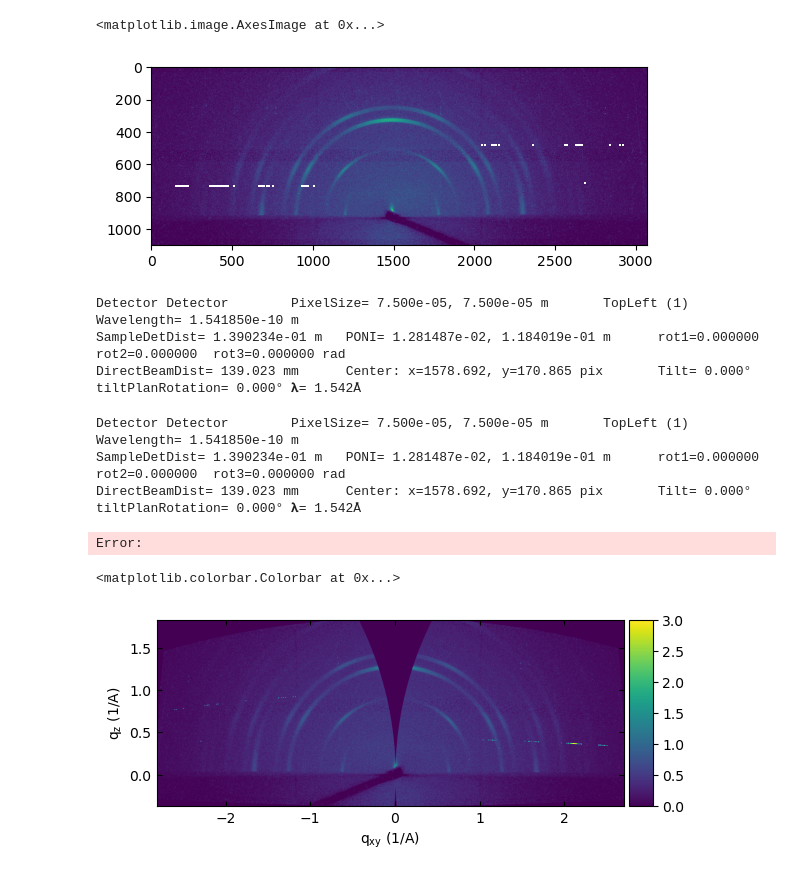
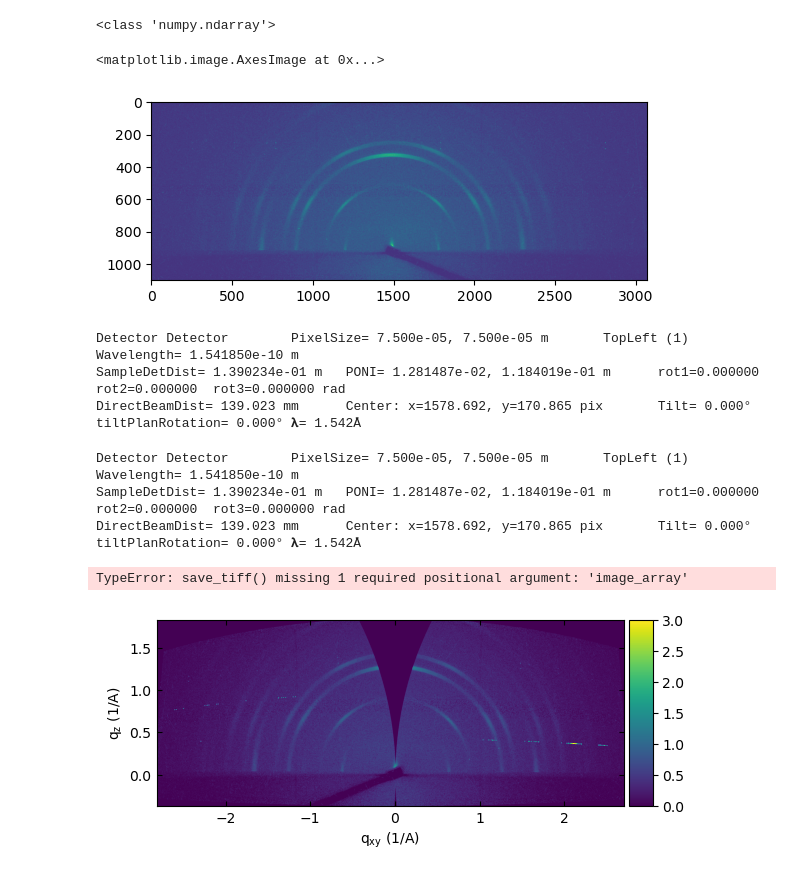
Before and after one commit to ttortorici/GIWAXS, a Jupyter notebook: transform.ipynb, the cells around one changed output. Saved outputs shown, nothing was run; the diff lists cells and outputs as text; code cells hidden in the pictures.

```diff
--- a/transform.ipynb
+++ b/transform.ipynb
@@ -25,22 +25,25 @@ ERROR:pygix.transform:Unable to import pyFAI.ocl_sort for: cannot import name 'o
 # %%
 ### Load the image data from the tiff. This notebook will need to be in the same folder as the tiff and .poni file
 directory = Path("C:\\Users\\Teddy\OneDrive - UCB-O365\\Rogerslab3\\Teddy\\TPP Films\\BTB-TPP\\2024 Film Growth\\Film 1\\GIWAXS TT5-06")
+directory = Path("D:\\OneDrive - UCB-O365\\Rogerslab3\\Teddy\\TPP Films\\BTB-TPP\\2024 Film Growth\\Film 1\\GIWAXS TT5-06")
 filename = "GIWAXS-30min-BTBaTPP-teddy-20240130"
 data = fabio.open(directory / (filename + ".tif")).data
+print(type(data))
 
 """pylab.close('all')
 
 fig=pylab.figure(); gs = gridspec.GridSpec(1, 1); ax1 = plt.subplot(gs[0,0])
 for ax in fig.get_axes():
     ax.tick_params(which='both', color='k'); #ax.set_facecolor(LBLU)
 ax1.set_xlabel("x-pixel (#)"); ax1.set_ylabel("y-pixel (#)"); ax1.yaxis.set_ticks_position('both'); ax1.xaxis.set_ticks_position('both');# ax1.set_facecolor(LBLU)
 
 ax1.imshow(np.log(data), vmin=1, vmax=8, origin='lower')"""
 
-plt.imshow(np.log10(data + 1))
+plt.imshow(np.log10(data + 2))
 # %% [output]
-<matplotlib.image.AxesImage at 0x...>
+<class 'numpy.ndarray'>
+<matplotlib.image.AxesImage at 0x...>
-[figure, old version]
+[figure, new version]
 # %%
 ### Load the poni file that the extraction code wrote from the .rasx file. This is used to correct the data.
 pg = pygix.Transform()
@@ -60,7 +63,6 @@ Detector Detector        PixelSize= 7.500e-05, 7.500e-05 m       TopLeft (1)
 Wavelength= 1.541850e-10 m
 SampleDetDist= 1.390234e-01 m   PONI= 1.281487e-02, 1.184019e-01 m      rot1=0.000000  rot2=0.000000  rot3=0.000000 rad
 DirectBeamDist= 139.023 mm      Center: x=1578.692, y=170.865 pix       Tilt= 0.000° tiltPlanRotation= 0.000° 𝛌= 1.542Å
-Error:
 # %%
 from PIL import Image
 ### Transform the data using the grazing incidence correction
@@ -108,5 +110,5 @@ def save_tiff(filename, image_array):
 
 save_tiff(directory / (filename + "_transform.tif"), )
 # %% [output]
-<matplotlib.colorbar.Colorbar at 0x...>
+TypeError: save_tiff() missing 1 required positional argument: 'image_array'
 [figure]
```
Also changed, not shown: parts of 1 cell of this notebook, 3 other files.
